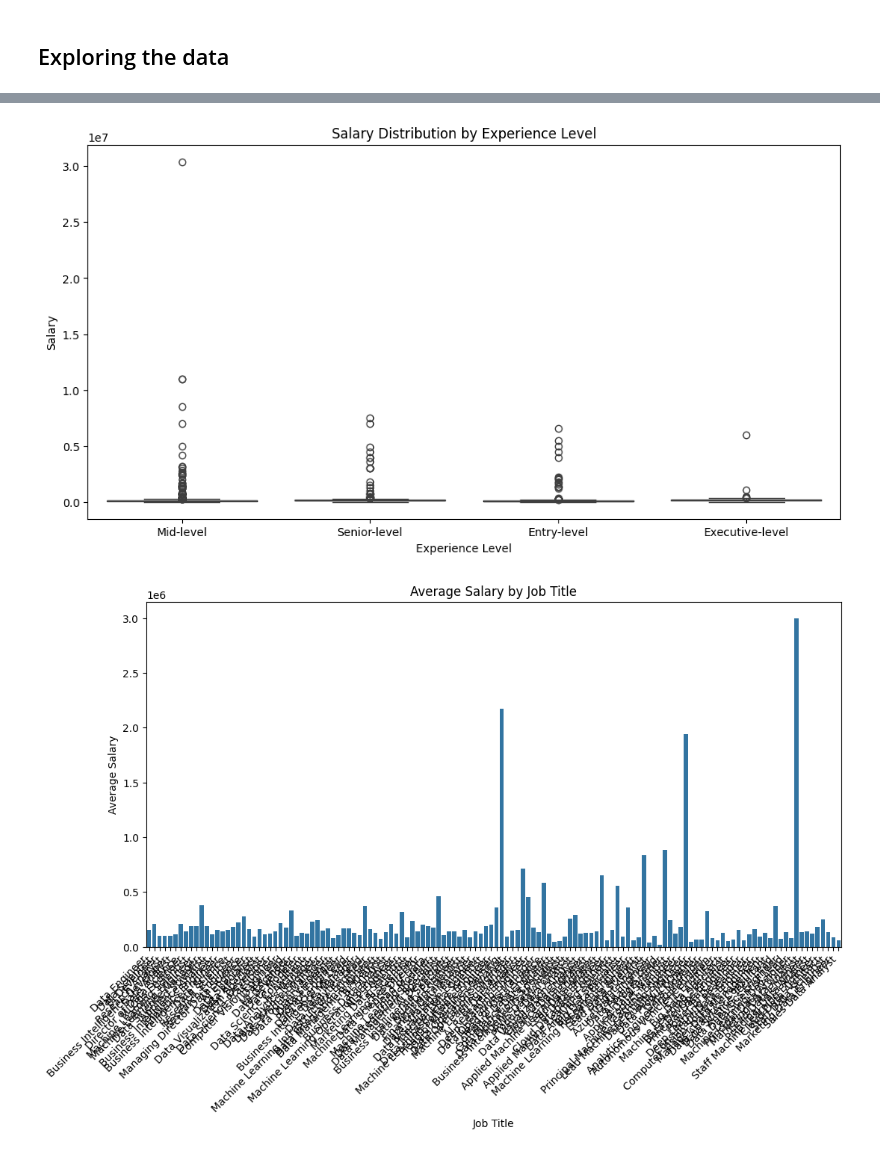
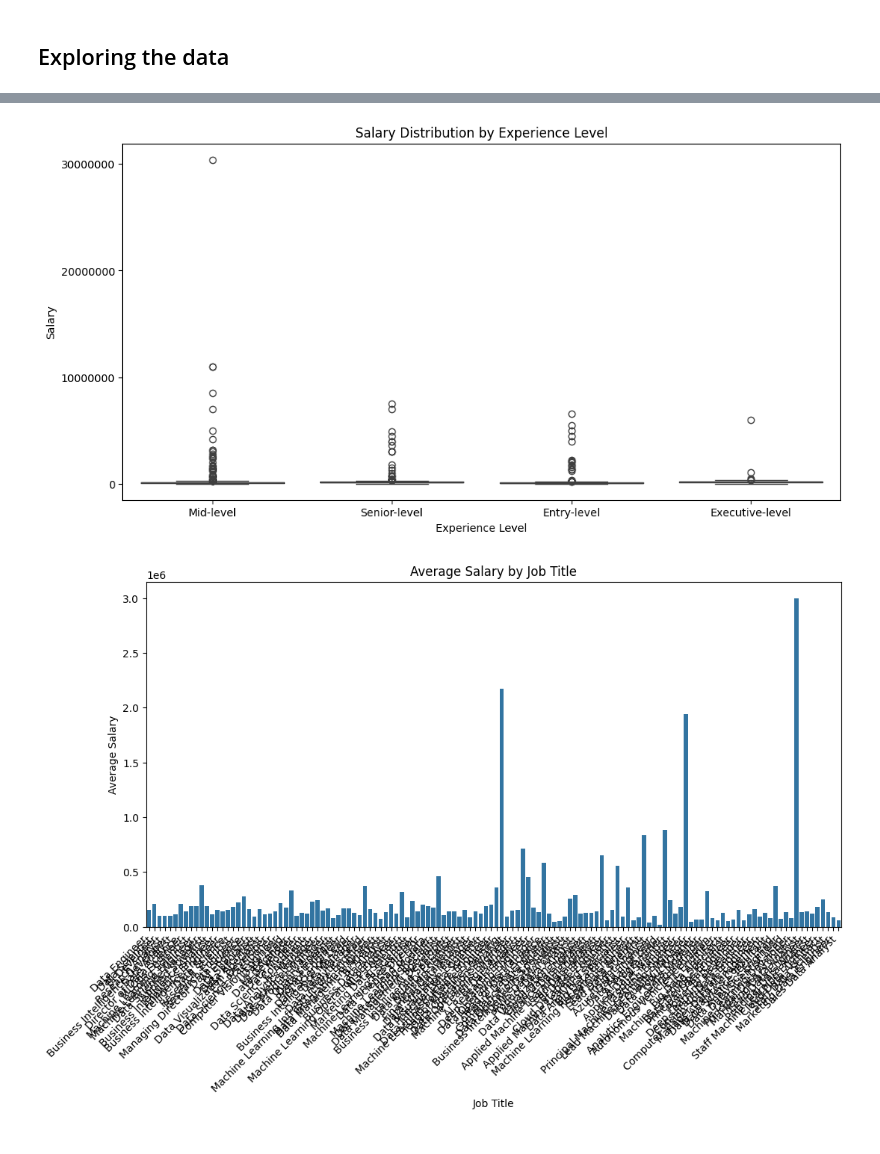
Before and after one commit to Peter537/Dat4-BI-Exam, a Jupyter notebook: main.ipynb, the cells around one changed output, grey strips where cells are left out. Saved outputs shown, nothing was run; the diff lists cells and outputs as text; code cells hidden in the pictures.

```diff
--- a/main.ipynb
+++ b/main.ipynb
@@ -134,23 +134,27 @@ df.describe() # måske fjern ?
 # %%
+
+from matplotlib.ticker import ScalarFormatter
+
 
 # Box Plot for Salary vs. Experience Level
 plt.figure(figsize=(12, 6))
 sns.boxplot(x='experience_level', y='salary', data=df)
 plt.title('Salary Distribution by Experience Level')
 plt.xlabel('Experience Level')
+plt.yticks([1e7* i for i in range(4)], ['{:.0f}'.format(1e7 * i) for i in range(4)])
 plt.ylabel('Salary')
 plt.show()
 
 # Bar Plot for Average Salary by Job Title
 plt.figure(figsize=(12, 6))
 sns.barplot(x='job_title', y='salary', data=df, errorbar=None)
 plt.title('Average Salary by Job Title')
 plt.xlabel('Job Title')
 plt.ylabel('Average Salary')
 plt.xticks(rotation=45, ha='right', )
 plt.show()
 # %% [output]
-[figure, old version]
+[figure, new version]
 [figure]
 # %%
 import geopandas as gpd
```
Also changed, not shown: parts of 3 cells of this notebook.
